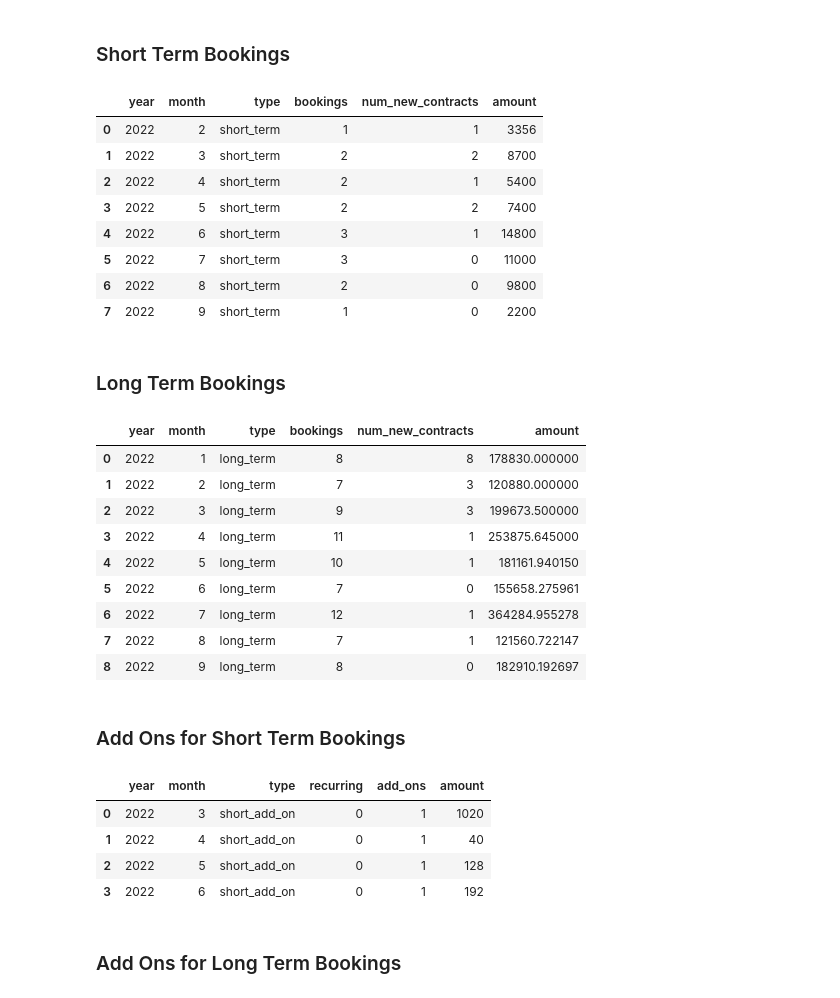
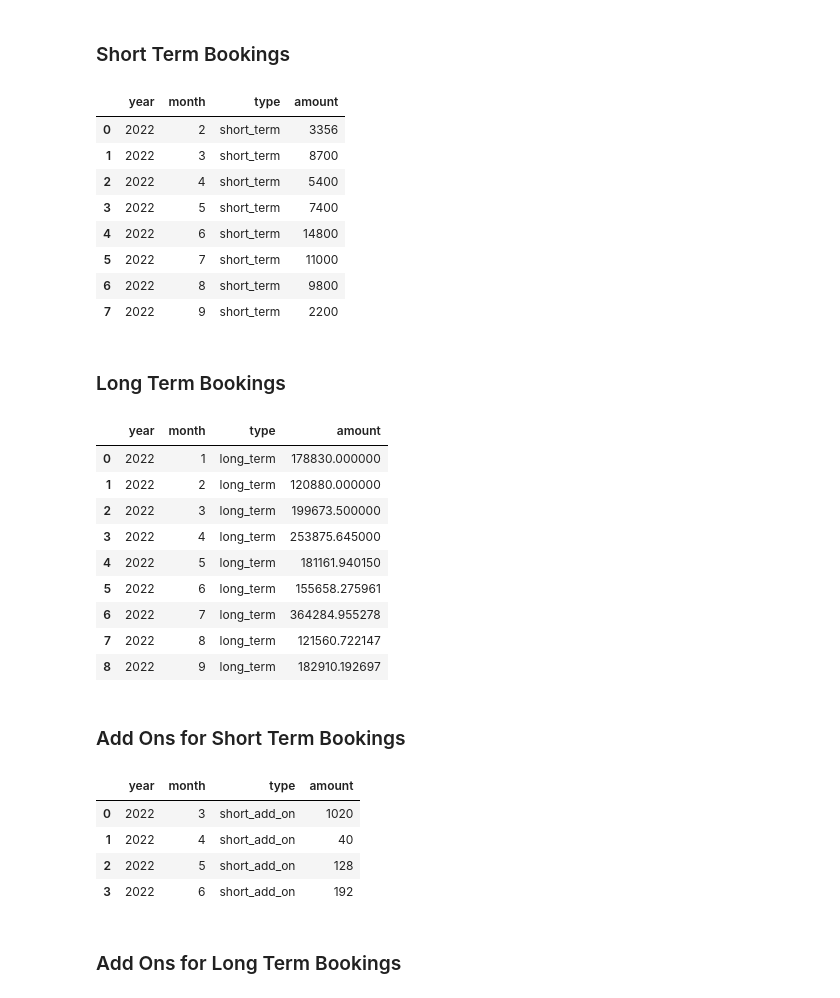
Before and after one commit to njw27/codi_pres, a Jupyter notebook: codi_nb.ipynb, the cells around one changed output. Drawn from its saved outputs; the diff is of its cells as text; code cells hidden in the pictures.

```diff
--- a/codi_nb.ipynb
+++ b/codi_nb.ipynb
@@ -1031,36 +1031,38 @@ short_monthly_q3 =short_monthly.reset_index()
 short_monthly_q3 = short_monthly_q3[short_monthly_q3["month"]<=9]
 short_monthly_q3 = short_monthly_q3[short_monthly_q3["year"]<=2022]
 
+short_monthly_q3 = short_monthly_q3[["year", "month", "type", "amount"]]
 short_monthly_q3
 # %% [output]
-|  | year | month | type | bookings | num_new_contracts | amount |
-| 0 | 2022 | 2 | short_term | 1 | 1 | 3356 |
-| 1 | 2022 | 3 | short_term | 2 | 2 | 8700 |
-| 2 | 2022 | 4 | short_term | 2 | 1 | 5400 |
-| 3 | 2022 | 5 | short_term | 2 | 2 | 7400 |
-| 4 | 2022 | 6 | short_term | 3 | 1 | 14800 |
-| 5 | 2022 | 7 | short_term | 3 | 0 | 11000 |
-| 6 | 2022 | 8 | short_term | 2 | 0 | 9800 |
-| 7 | 2022 | 9 | short_term | 1 | 0 | 2200 |
+|  | year | month | type | amount |
+| 0 | 2022 | 2 | short_term | 3356 |
+| 1 | 2022 | 3 | short_term | 8700 |
+| 2 | 2022 | 4 | short_term | 5400 |
+| 3 | 2022 | 5 | short_term | 7400 |
+| 4 | 2022 | 6 | short_term | 14800 |
+| 5 | 2022 | 7 | short_term | 11000 |
+| 6 | 2022 | 8 | short_term | 9800 |
+| 7 | 2022 | 9 | short_term | 2200 |
 # %% [markdown]
 ### Long Term Bookings
 # %%
 long_monthly_q3 = cleaned_long.reset_index()
 long_monthly_q3 = long_monthly_q3[long_monthly_q3["month"]<=9]
 long_monthly_q3 = long_monthly_q3[long_monthly_q3["year"]<=2022]
 
+long_monthly_q3 = long_monthly_q3[["year", "month", "type", "amount"]]
 long_monthly_q3
 # %% [output]
-|  | year | month | type | bookings | num_new_contracts | amount |
-| 0 | 2022 | 1 | long_term | 8 | 8 | 178830.000000 |
-| 1 | 2022 | 2 | long_term | 7 | 3 | 120880.000000 |
-| 2 | 2022 | 3 | long_term | 9 | 3 | 199673.500000 |
-| 3 | 2022 | 4 | long_term | 11 | 1 | 253875.645000 |
-| 4 | 2022 | 5 | long_term | 10 | 1 | 181161.940150 |
-| 5 | 2022 | 6 | long_term | 7 | 0 | 155658.275961 |
-| 6 | 2022 | 7 | long_term | 12 | 1 | 364284.955278 |
-| 7 | 2022 | 8 | long_term | 7 | 1 | 121560.722147 |
-| 8 | 2022 | 9 | long_term | 8 | 0 | 182910.192697 |
+|  | year | month | type | amount |
+| 0 | 2022 | 1 | long_term | 178830.000000 |
+| 1 | 2022 | 2 | long_term | 120880.000000 |
+| 2 | 2022 | 3 | long_term | 199673.500000 |
+| 3 | 2022 | 4 | long_term | 253875.645000 |
+| 4 | 2022 | 5 | long_term | 181161.940150 |
+| 5 | 2022 | 6 | long_term | 155658.275961 |
+| 6 | 2022 | 7 | long_term | 364284.955278 |
+| 7 | 2022 | 8 | long_term | 121560.722147 |
+| 8 | 2022 | 9 | long_term | 182910.192697 |
 # %% [markdown]
 ### Add Ons for Short Term Bookings
 # %%
@@ -1068,13 +1070,14 @@ add_on_short_monthly_q3 = add_ons_short_monthly.reset_index()
 add_on_short_monthly_q3 = add_on_short_monthly_q3[add_on_short_monthly_q3["month"]<=9]
 add_on_short_monthly_q3 = add_on_short_monthly_q3[add_on_short_monthly_q3["year"]<=2022]
 
+add_on_short_monthly_q3 = add_on_short_monthly_q3[["year", "month", "type", "amount"]]
 add_on_short_monthly_q3
 # %% [output]
-|  | year | month | type | recurring | add_ons | amount |
-| 0 | 2022 | 3 | short_add_on | 0 | 1 | 1020 |
-| 1 | 2022 | 4 | short_add_on | 0 | 1 | 40 |
-| 2 | 2022 | 5 | short_add_on | 0 | 1 | 128 |
-| 3 | 2022 | 6 | short_add_on | 0 | 1 | 192 |
+|  | year | month | type | amount |
+| 0 | 2022 | 3 | short_add_on | 1020 |
+| 1 | 2022 | 4 | short_add_on | 40 |
+| 2 | 2022 | 5 | short_add_on | 128 |
+| 3 | 2022 | 6 | short_add_on | 192 |
 # %% [markdown]
 ### Add Ons for Long Term Bookings
 # %%
```
Also changed, not shown: parts of 13 cells of this notebook, 2 other files.
